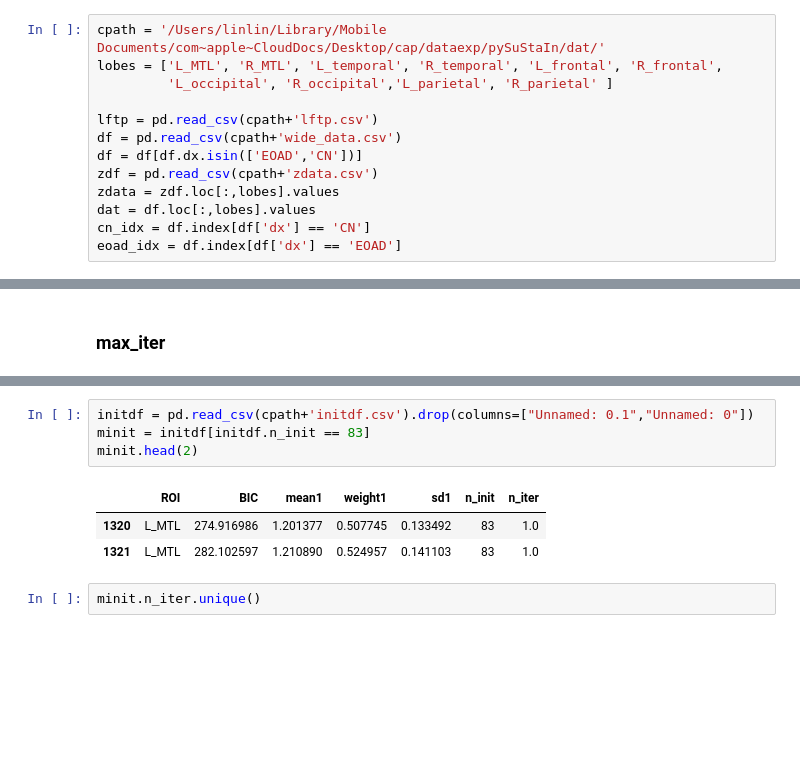
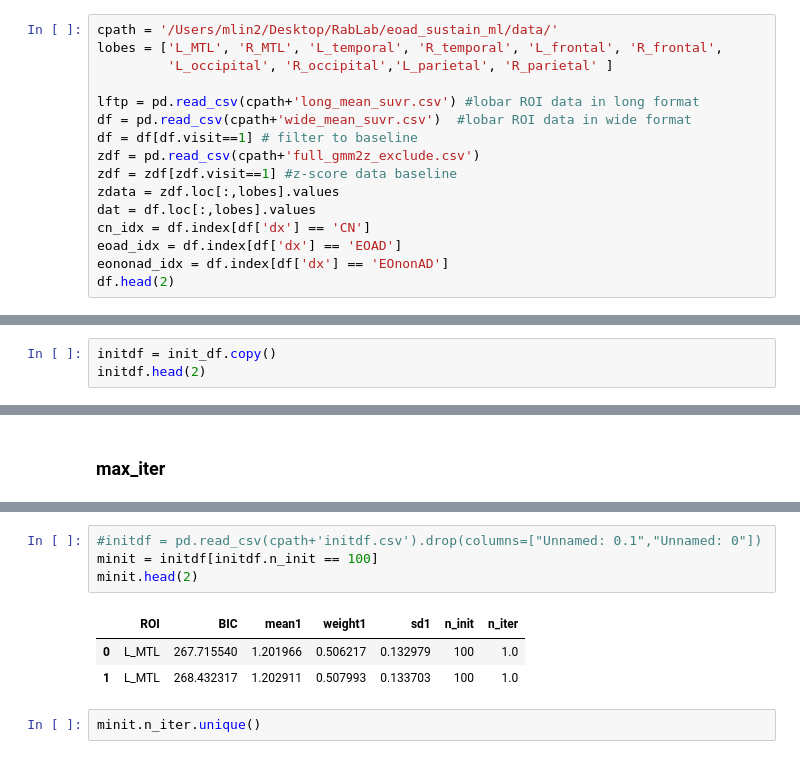
Before and after one commit to marlenelin/eoad_sustain_ml, a Jupyter notebook: notebooks/process/GMM explore.ipynb, the cells around one changed output, grey strips where cells are left out. Cells and saved outputs as stored; diff of their text form; blank space fills up the shorter version.

```diff
--- a/notebooks/process/GMM explore.ipynb
+++ b/notebooks/process/GMM explore.ipynb
@@ -14,18 +14,21 @@ from sklearn.exceptions import ConvergenceWarning
 import warnings
 sys.path.append('../')
 # %%
-cpath = '/Users/linlin/Library/Mobile Documents/com~apple~CloudDocs/Desktop/cap/dataexp/pySuStaIn/dat/'
+cpath = '/Users/mlin2/Desktop/RabLab/eoad_sustain_ml/data/'
 lobes = ['L_MTL', 'R_MTL', 'L_temporal', 'R_temporal', 'L_frontal', 'R_frontal',
          'L_occipital', 'R_occipital','L_parietal', 'R_parietal' ]
 
-lftp = pd.read_csv(cpath+'lftp.csv')
-df = pd.read_csv(cpath+'wide_data.csv')
-df = df[df.dx.isin(['EOAD','CN'])]
-zdf = pd.read_csv(cpath+'zdata.csv')
+lftp = pd.read_csv(cpath+'long_mean_suvr.csv') #lobar ROI data in long format
+df = pd.read_csv(cpath+'wide_mean_suvr.csv')  #lobar ROI data in wide format
+df = df[df.visit==1] # filter to baseline
+zdf = pd.read_csv(cpath+'full_gmm2z_exclude.csv')
+zdf = zdf[zdf.visit==1] #z-score data baseline
 zdata = zdf.loc[:,lobes].values
 dat = df.loc[:,lobes].values
 cn_idx = df.index[df['dx'] == 'CN']
 eoad_idx = df.index[df['dx'] == 'EOAD']
+eononad_idx = df.index[df['dx'] == 'EOnonAD']
+df.head(2)
 # %% [markdown]
 ## gmm z-score
 
@@ -169,0 +171,3 @@ initdf.head(2)
+# %%
+initdf = init_df.copy()
+initdf.head(2)
@@ -252,11 +253,11 @@ array([  1,   2,   3,   4,   6,   9,  13,  19,  28,  40,  58,  83, 120,
 # %%
-initdf = pd.read_csv(cpath+'initdf.csv').drop(columns=["Unnamed: 0.1","Unnamed: 0"])
-minit = initdf[initdf.n_init == 83]
+#initdf = pd.read_csv(cpath+'initdf.csv').drop(columns=["Unnamed: 0.1","Unnamed: 0"])
+minit = initdf[initdf.n_init == 100]
 minit.head(2)
 # %% [output]
 |  | ROI | BIC | mean1 | weight1 | sd1 | n_init | n_iter |
-| 1320 | L_MTL | 274.916986 | 1.201377 | 0.507745 | 0.133492 | 83 | 1.0 |
-| 1321 | L_MTL | 282.102597 | 1.210890 | 0.524957 | 0.141103 | 83 | 1.0 |
+| 0 | L_MTL | 267.715540 | 1.201966 | 0.506217 | 0.132979 | 100 | 1.0 |
+| 1 | L_MTL | 268.432317 | 1.202911 | 0.507993 | 0.133703 | 100 | 1.0 |
 # %%
 minit.n_iter.unique()
 # %% [output]
```
Also changed, not shown: parts of 26 cells of this notebook, 8 other files.
